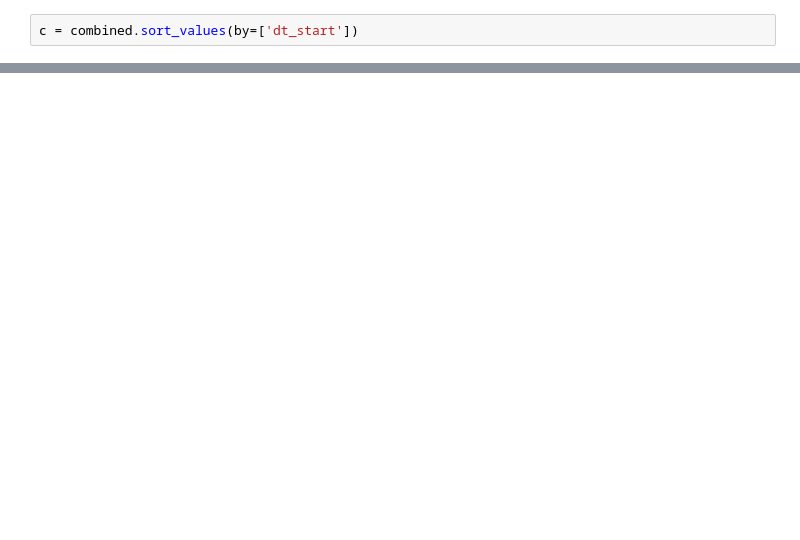
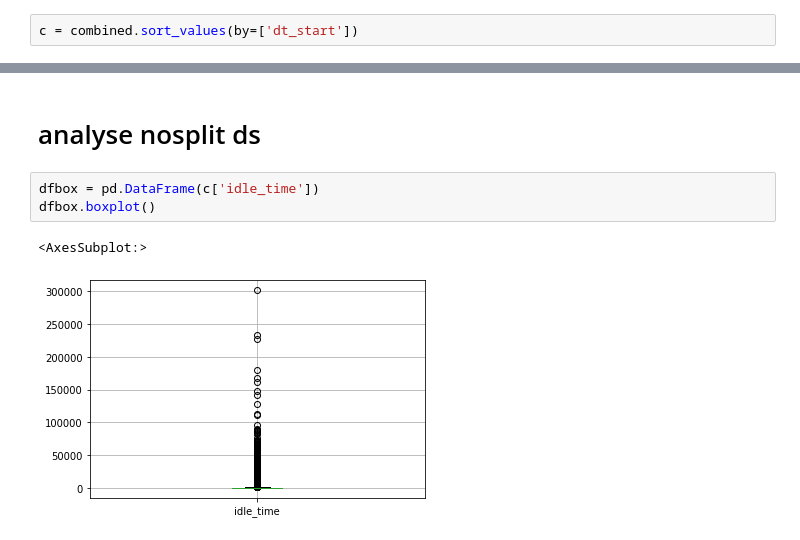
Before and after one commit to jw54kysa/bachelor_thesis_idle_time_prediction_nextbike, a Jupyter notebook: scripts/combine_two_df.ipynb, the cells around one changed output, grey strips where cells are left out. Drawn from its saved outputs; the diff is of its cells as text; blank space fills up the shorter version.

```diff
--- a/scripts/combine_two_df.ipynb
+++ b/scripts/combine_two_df.ipynb
@@ -34,0 +28,8 @@ c.to_csv('../data/final_df_points_18_21.csv', index=False)
+# %% [markdown]
+# analyse nosplit ds
+# %%
+dfbox = pd.DataFrame(c['idle_time'])
+dfbox.boxplot()
+# %% [output]
+<AxesSubplot:>
+[figure, added]
```
Also changed, not shown: parts of 7 cells of this notebook, 19 other files.
